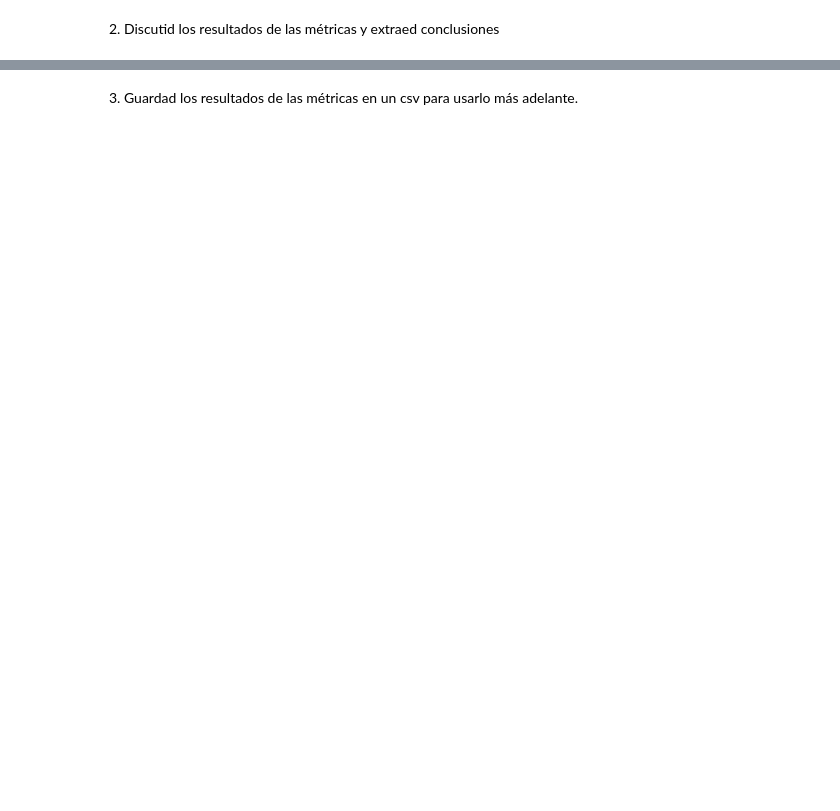
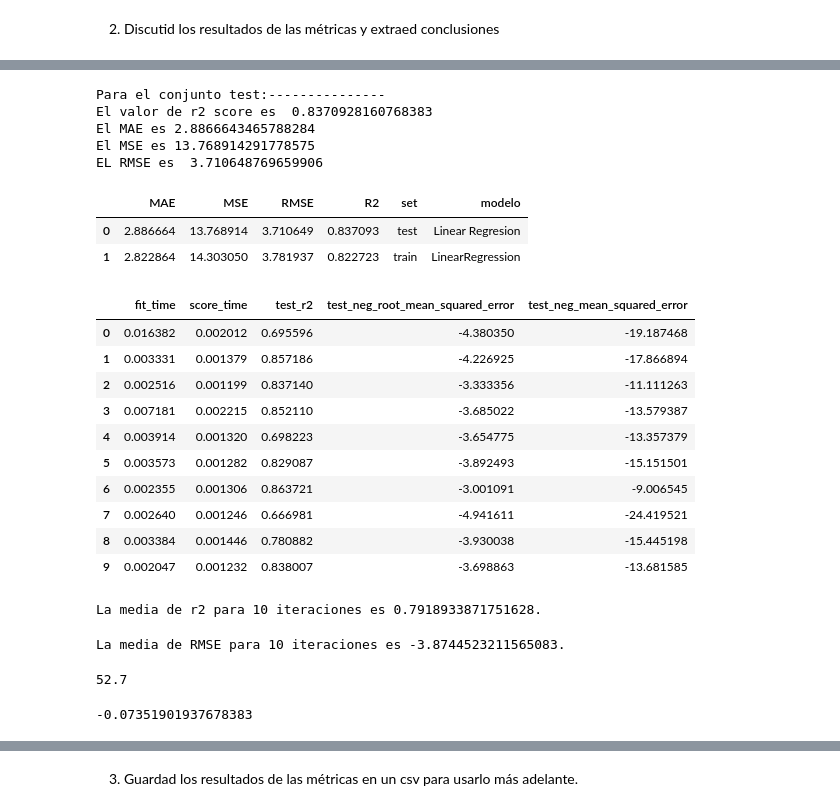
Before and after one commit to Adalab/DA-promo-c-modulo-3-sprint-1-Ximena-Anahi, a Jupyter notebook: 1. Regresion Lineal/10.pp-regresion-lineal-metricas.ipynb, the cells around one changed output, grey strips where cells are left out. Saved outputs shown, nothing was run; the diff lists cells and outputs as text; code cells hidden in the pictures; blank space fills up the shorter version.

```diff
--- a/1. Regresion Lineal/10.pp-regresion-lineal-metricas.ipynb
+++ b/1. Regresion Lineal/10.pp-regresion-lineal-metricas.ipynb
@@ -29,0 +228,4 @@ En el pair programming anterior creastéis vuestro primer modelo de machine lear
+# %%
+mapa = { 'North America': 6 , 'Europe': 5 , 'South America' :4, 'Asia':3 , 'Oceania':2 ,  'Africa': 1} #Codificamos la columna categorica
+# %%
+df2.insert(1, "continente_map" , df2["continente"].map(mapa) )
@@ -29,0 +238,5 @@ En el pair programming anterior creastéis vuestro primer modelo de machine lear
+# %%
+df2.drop(['country',  'status','continente', 'measles','total_expenditure','thinness__1-19_years','life_box'], axis=1,inplace=True)
+# %%
+X1 = df2.drop("life_expectancy", axis = 1)
+y1 = df2["life_expectancy"]
@@ -29,0 +339,67 @@ En el pair programming anterior creastéis vuestro primer modelo de machine lear
+# %%
+# Para el conjunto de test las métricas han sido
+print('Para el conjunto test:---------------')
+print('El valor de r2 score es ',r2_score(y1_test,y1_predict_test))
+print('El MAE es',mean_absolute_error(y1_test,y1_predict_test))
+print('El MSE es',mean_squared_error(y1_test,y1_predict_test))
+print('EL RMSE es ',np.sqrt(mean_squared_error(y1_test,y1_predict_test)))
+# %% [output]
+Para el conjunto test:---------------
+El valor de r2 score es  0.8370928160768383
+El MAE es 2.8866643465788284
+El MSE es 13.768914291778575
+EL RMSE es  3.710648769659906
+# %%
+resultados_metricas2 = {'MAE': [mean_absolute_error(y1_test, y1_predict_test), mean_absolute_error(y1_train, y1_predict_train)],
+                'MSE': [mean_squared_error(y1_test, y1_predict_test), mean_squared_error(y1_train, y1_predict_train)],
+                'RMSE': [np.sqrt(mean_squared_error(y1_test, y1_predict_test)), np.sqrt(mean_squared_error(y1_train, y1_predict_train))],
+                'R2':  [r2_score(y1_test, y1_predict_test), r2_score(y1_train, y1_predict_train)],
+                 "set": ["test", "train"],
+                 "modelo": ["Linear Regresion", "LinearRegression"]}
+
+df2_resultados = pd.DataFrame(resultados_metricas2)
+
+df2_resultados
+# %% [output]
+|  | MAE | MSE | RMSE | R2 | set | modelo |
+| 0 | 2.886664 | 13.768914 | 3.710649 | 0.837093 | test | Linear Regresion |
+| 1 | 2.822864 | 14.303050 | 3.781937 | 0.822723 | train | LinearRegression |
+# %%
+cv_scores2 = cross_validate(
+                estimator = LinearRegression(),
+                X         = X1,
+                y         = y1,
+                scoring   = ('r2', 'neg_root_mean_squared_error','neg_mean_squared_error'),
+                cv        = 10)
+
+cv_scores2 = pd.DataFrame(cv_scores2)
+cv_scores2
+# %% [output]
+|  | fit_time | score_time | test_r2 | test_neg_root_mean_squared_error | test_neg_mean_squared_error |
+| 0 | 0.016382 | 0.002012 | 0.695596 | -4.380350 | -19.187468 |
+| 1 | 0.003331 | 0.001379 | 0.857186 | -4.226925 | -17.866894 |
+| 2 | 0.002516 | 0.001199 | 0.837140 | -3.333356 | -11.111263 |
+| 3 | 0.007181 | 0.002215 | 0.852110 | -3.685022 | -13.579387 |
+| 4 | 0.003914 | 0.001320 | 0.698223 | -3.654775 | -13.357379 |
+| 5 | 0.003573 | 0.001282 | 0.829087 | -3.892493 | -15.151501 |
+| 6 | 0.002355 | 0.001306 | 0.863721 | -3.001091 | -9.006545 |
+| 7 | 0.002640 | 0.001246 | 0.666981 | -4.941611 | -24.419521 |
+| 8 | 0.003384 | 0.001446 | 0.780882 | -3.930038 | -15.445198 |
+| 9 | 0.002047 | 0.001232 | 0.838007 | -3.698863 | -13.681585 |
+# %%
+print(f"La media de r2 para 10 iteraciones es {cv_scores2['test_r2'].mean()}.")
+# %% [output]
+La media de r2 para 10 iteraciones es 0.7918933871751628.
+# %%
+print(f"La media de RMSE para 10 iteraciones es {cv_scores2['test_neg_root_mean_squared_error'].mean()}.")
+# %% [output]
+La media de RMSE para 10 iteraciones es -3.8744523211565083.
+# %%
+dif_años=(df2['life_expectancy'].max())-df2['life_expectancy'].min()
+dif_años
+# %% [output]
+52.7
+# %%
+cv_scores2['test_neg_root_mean_squared_error'].mean()/dif_años
+# %% [output]
+-0.07351901937678383
```
Also changed, not shown: parts of 40 cells of this notebook, 4 other files.
